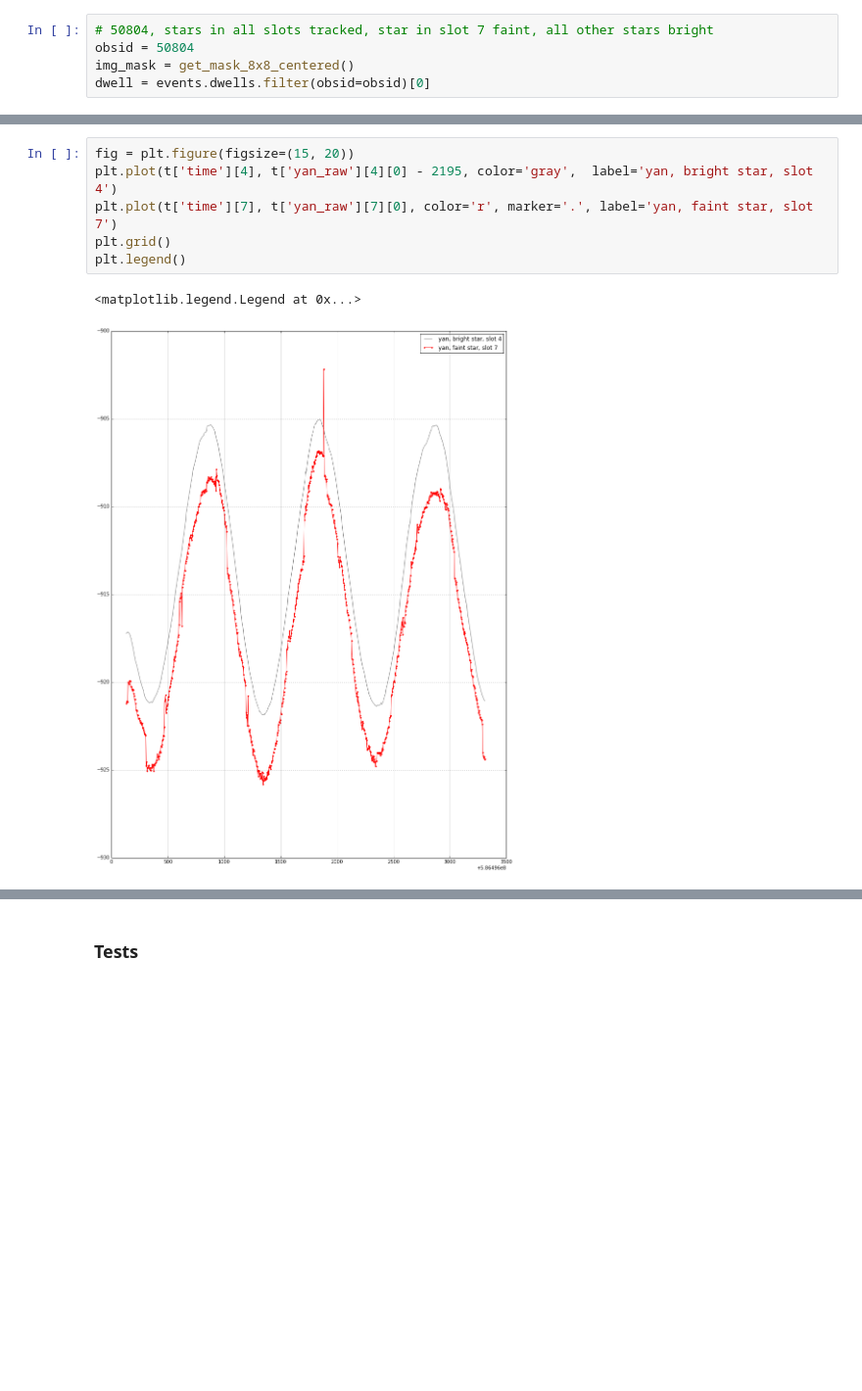
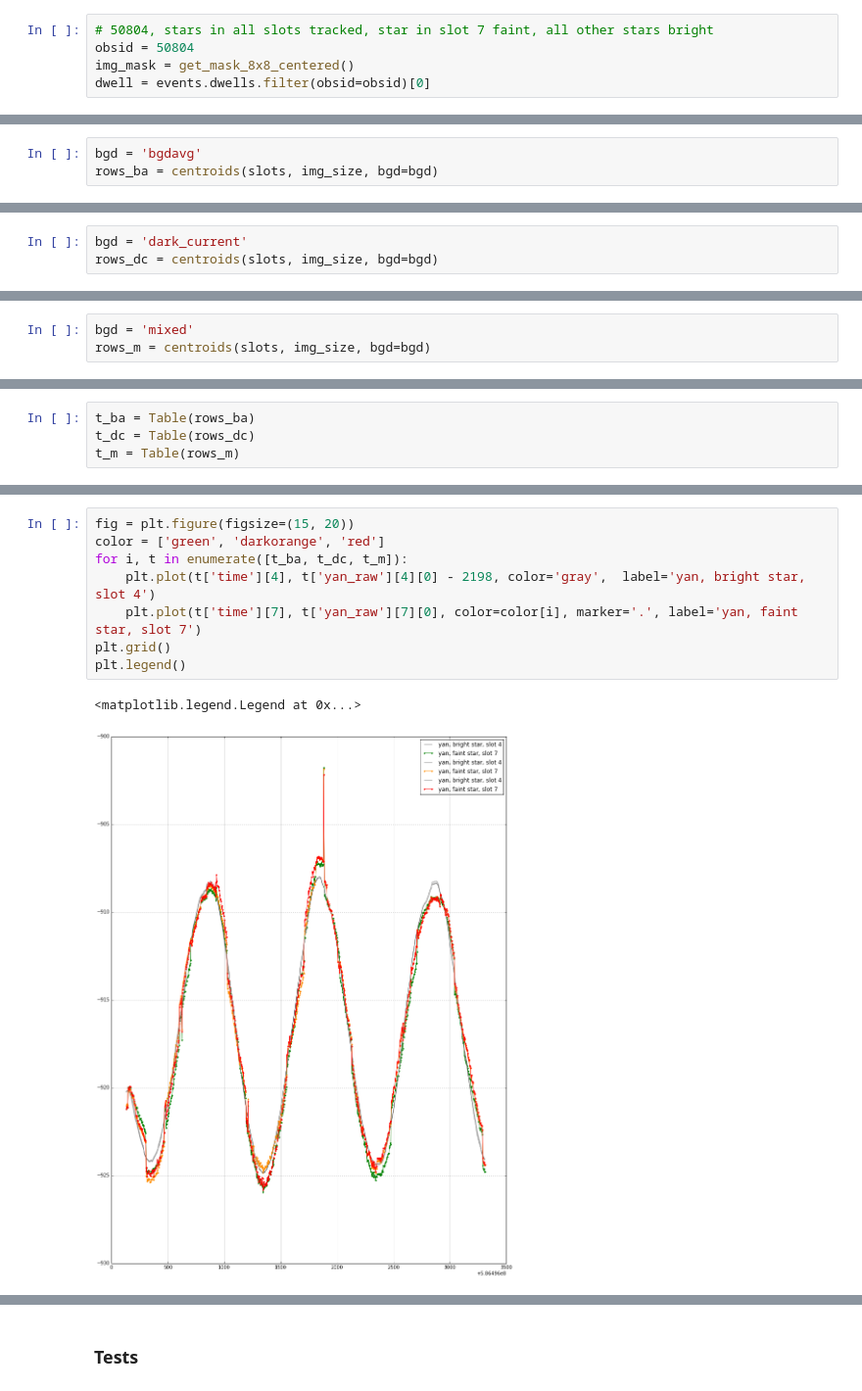
Before and after one commit to malgosias/aca_dark_current, a Jupyter notebook: aca_dark_current.ipynb, the cells around one changed output, grey strips where cells are left out. Shown at 98% size. Saved outputs shown, nothing was run; the diff lists cells and outputs as text; blank space fills up the shorter version.

```diff
--- a/aca_dark_current.ipynb
+++ b/aca_dark_current.ipynb
@@ -427,0 +436,3 @@ t = Table(rows)
+# %%
+bgd = 'bgdavg'
+rows_ba = centroids(slots, img_size, bgd=bgd)
@@ -427,0 +448,3 @@ t = Table(rows)
+# %%
+bgd = 'dark_current'
+rows_dc = centroids(slots, img_size, bgd=bgd)
@@ -427,0 +460,3 @@ t = Table(rows)
+# %%
+bgd = 'mixed'
+rows_m = centroids(slots, img_size, bgd=bgd)
@@ -428 +472,5 @@ t = Table(rows)
+# %%
+t_ba = Table(rows_ba)
+t_dc = Table(rows_dc)
+t_m = Table(rows_m)
 # %%
@@ -431,10 +479,12 @@ print t.colnames
 ['col0', 'mean_mags', 'row0', 'slot', 'time', 'yan_raw', 'zan_raw']
 # %%
 fig = plt.figure(figsize=(15, 20))
-plt.plot(t['time'][4], t['yan_raw'][4][0] - 2195, color='gray',  label='yan, bright star, slot 4')
-plt.plot(t['time'][7], t['yan_raw'][7][0], color='r', marker='.', label='yan, faint star, slot 7')
+color = ['green', 'darkorange', 'red']
+for i, t in enumerate([t_ba, t_dc, t_m]):
+    plt.plot(t['time'][4], t['yan_raw'][4][0] - 2198, color='gray',  label='yan, bright star, slot 4')
+    plt.plot(t['time'][7], t['yan_raw'][7][0], color=color[i], marker='.', label='yan, faint star, slot 7')
 plt.grid()
 plt.legend()
 # %% [output]
 <matplotlib.legend.Legend at 0x...>
-[figure, old version]
+[figure, new version]
```
Also changed, not shown: parts of 18 cells of this notebook.
